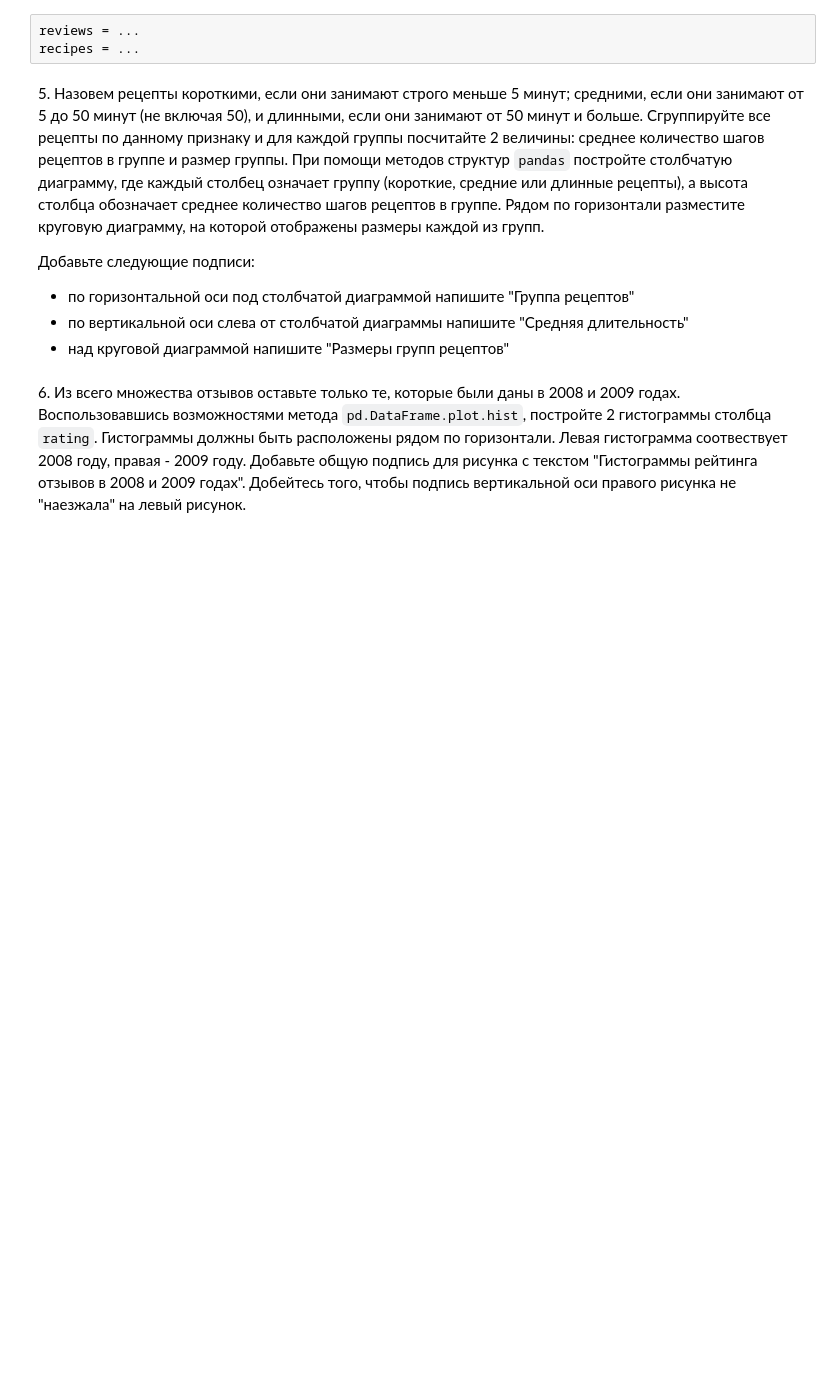
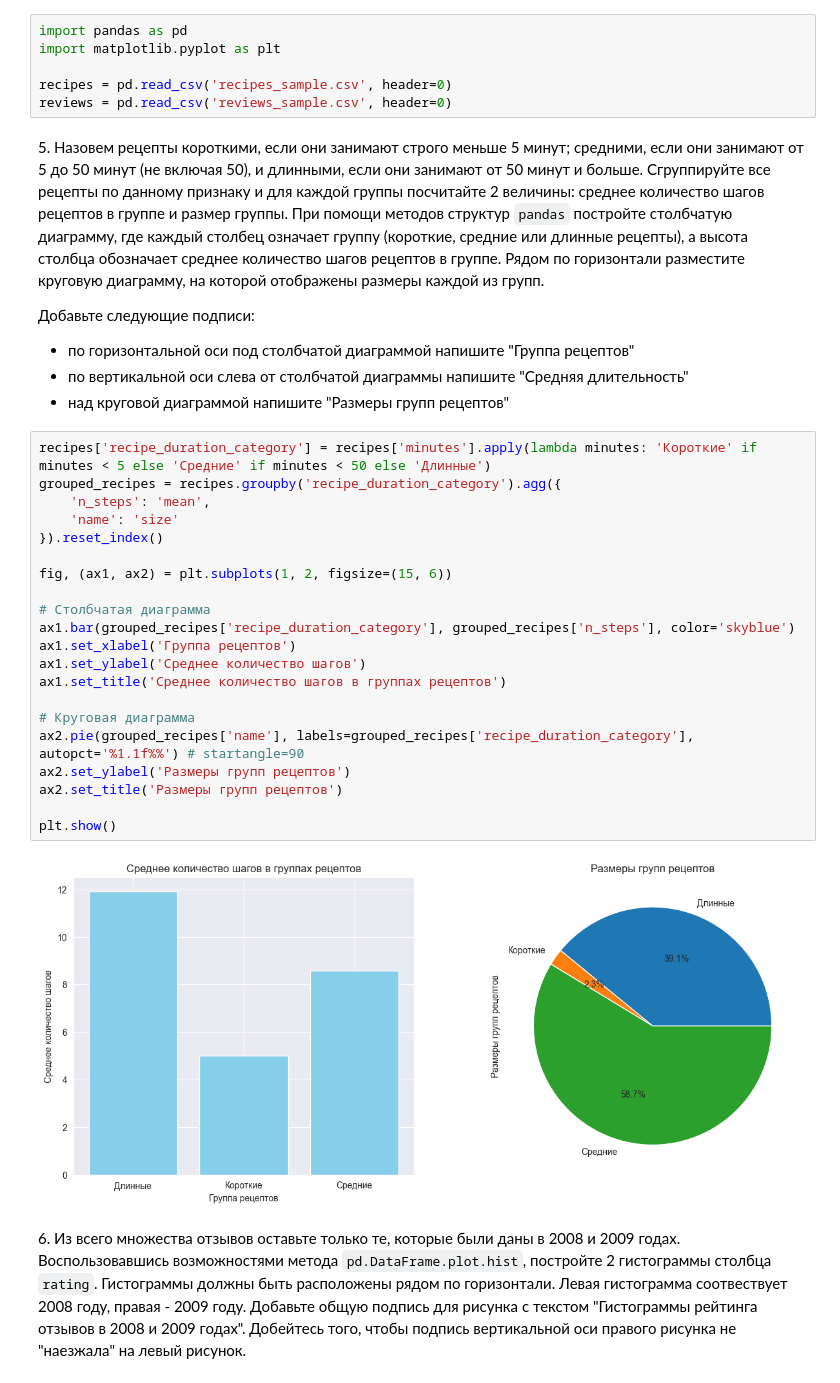
Before and after one commit to greenem-official/FaPythonProjects, a Jupyter notebook: TOD/05_graphics/05_visualization.ipynb, the cells around one changed output. Saved outputs shown, nothing was run; the diff lists cells and outputs as text; blank space fills up the shorter version.

```diff
--- a/TOD/05_graphics/05_visualization.ipynb
+++ b/TOD/05_graphics/05_visualization.ipynb
@@ -227,8 +227,11 @@ plt.show()
 # %% [markdown]
 Для продолжения работы загрузите таблицы recipes и reviews (__ЛР2__)
 # %%
-reviews = ...
-recipes = ...
+import pandas as pd
+import matplotlib.pyplot as plt
+
+recipes = pd.read_csv('recipes_sample.csv', header=0)
+reviews = pd.read_csv('reviews_sample.csv', header=0)
 # %% [markdown]
 5\. Назовем рецепты короткими, если они занимают строго меньше 5 минут; средними, если они занимают от 5 до 50 минут (не включая 50), и длинными, если они занимают от 50 минут и больше. Сгруппируйте все рецепты по данному признаку и для каждой группы посчитайте 2 величины: среднее количество шагов рецептов в группе и размер группы. При помощи методов структур `pandas` постройте столбчатую диаграмму, где каждый столбец означает группу (короткие, средние или длинные рецепты), а высота столбца обозначает среднее количество шагов рецептов в группе. Рядом по горизонтали разместите круговую диаграмму, на которой отображены размеры каждой из групп.
 
@@ -236,5 +239,28 @@ recipes = ...
 * по горизонтальной оси под столбчатой диаграммой напишите "Группа рецептов"
 * по вертикальной оси слева от столбчатой диаграммы напишите "Средняя длительность"
 * над круговой диаграммой напишите "Размеры групп рецептов"
+# %%
+recipes['recipe_duration_category'] = recipes['minutes'].apply(lambda minutes: 'Короткие' if minutes < 5 else 'Средние' if minutes < 50 else 'Длинные')
+grouped_recipes = recipes.groupby('recipe_duration_category').agg({
+    'n_steps': 'mean',
+    'name': 'size'
+}).reset_index()
+
+fig, (ax1, ax2) = plt.subplots(1, 2, figsize=(15, 6))
+
+# Столбчатая диаграмма
+ax1.bar(grouped_recipes['recipe_duration_category'], grouped_recipes['n_steps'], color='skyblue')
+ax1.set_xlabel('Группа рецептов')
+ax1.set_ylabel('Среднее количество шагов')
+ax1.set_title('Среднее количество шагов в группах рецептов')
+
+# Круговая диаграмма
+ax2.pie(grouped_recipes['name'], labels=grouped_recipes['recipe_duration_category'], autopct='%1.1f%%') # startangle=90
+ax2.set_ylabel('Размеры групп рецептов')
+ax2.set_title('Размеры групп рецептов')
+
+plt.show()
+# %% [output]
+[figure, added]
 # %% [markdown]
 6\. Из всего множества отзывов оставьте только те, которые были даны в 2008 и 2009 годах. Воспользовавшись возможностями метода `pd.DataFrame.plot.hist`, постройте 2 гистограммы столбца `rating`. Гистограммы должны быть расположены рядом по горизонтали. Левая гистограмма соотвествует 2008 году, правая - 2009 году. Добавьте общую подпись для рисунка с текстом "Гистограммы рейтинга отзывов в 2008 и 2009 годах". Добейтесь того, чтобы подпись вертикальной оси правого рисунка не "наезжала" на левый рисунок.
```
Also changed, not shown: parts of 4 cells of this notebook.
